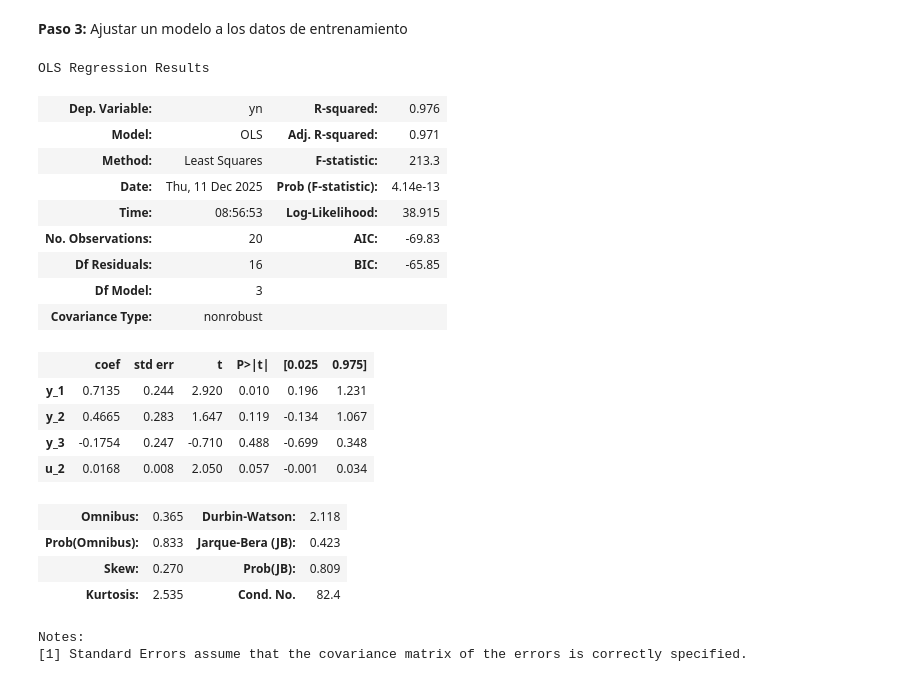
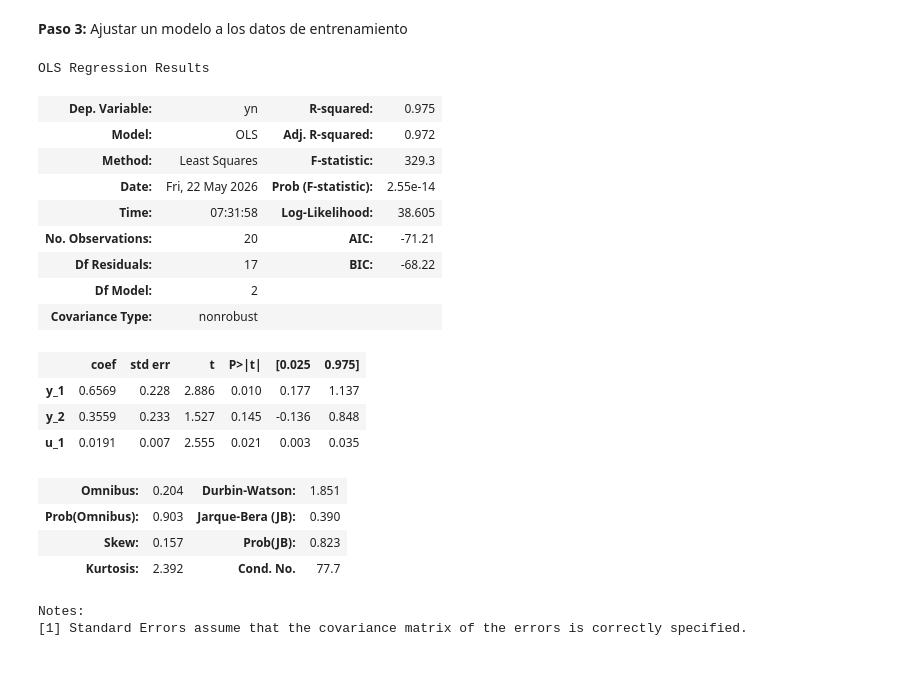
Before and after one commit to jairocuellar/System_identification, a Jupyter notebook: class_11_02.ipynb, the cells around one changed output. Saved outputs shown, nothing was run; the diff lists cells and outputs as text; code cells hidden in the pictures.

```diff
--- a/class_11_02.ipynb
+++ b/class_11_02.ipynb
@@ -73,34 +73,33 @@ plt.plot(train_data['t'],train_data['yn'],color = 'red')
 **Paso 3:** Ajustar un modelo a los datos de entrenamiento
 # %%
 # Crear matrices de diseño para los conjuntos de entrenamiento y prueba
-exog_train = sm.add_constant(train_data[['y_1','y_2','y_3','u_2']])
-exog_test = sm.add_constant(test_data[['y_1','y_2','y_3','u_2']])
+exog_train = sm.add_constant(train_data[['y_1','y_2','u_1']])
+exog_test = sm.add_constant(test_data[['y_1','y_2','u_1']])
 
 # Ajustar el modelo
 model = sm.OLS(train_data['yn'], exog_train).fit()
 
 # Imprimir un resumen del modelo
 model.summary()
 # %% [output]
 OLS Regression Results
-| Dep. Variable: | yn | R-squared: | 0.976 |
-| Model: | OLS | Adj. R-squared: | 0.971 |
-| Method: | Least Squares | F-statistic: | 213.3 |
-| Date: | Thu, 11 Dec 2025 | Prob (F-statistic): | 4.14e-13 |
-| Time: | 08:56:53 | Log-Likelihood: | 38.915 |
-| No. Observations: | 20 | AIC: | -69.83 |
-| Df Residuals: | 16 | BIC: | -65.85 |
-| Df Model: | 3 |  |  |
+| Dep. Variable: | yn | R-squared: | 0.975 |
+| Model: | OLS | Adj. R-squared: | 0.972 |
+| Method: | Least Squares | F-statistic: | 329.3 |
+| Date: | Fri, 22 May 2026 | Prob (F-statistic): | 2.55e-14 |
+| Time: | 07:31:58 | Log-Likelihood: | 38.605 |
+| No. Observations: | 20 | AIC: | -71.21 |
+| Df Residuals: | 17 | BIC: | -68.22 |
+| Df Model: | 2 |  |  |
 | Covariance Type: | nonrobust |  |  |
 |  | coef | std err | t | P>|t| | [0.025 | 0.975] |
-| y_1 | 0.7135 | 0.244 | 2.920 | 0.010 | 0.196 | 1.231 |
-| y_2 | 0.4665 | 0.283 | 1.647 | 0.119 | -0.134 | 1.067 |
-| y_3 | -0.1754 | 0.247 | -0.710 | 0.488 | -0.699 | 0.348 |
-| u_2 | 0.0168 | 0.008 | 2.050 | 0.057 | -0.001 | 0.034 |
+| y_1 | 0.6569 | 0.228 | 2.886 | 0.010 | 0.177 | 1.137 |
+| y_2 | 0.3559 | 0.233 | 1.527 | 0.145 | -0.136 | 0.848 |
+| u_1 | 0.0191 | 0.007 | 2.555 | 0.021 | 0.003 | 0.035 |
-| Omnibus: | 0.365 | Durbin-Watson: | 2.118 |
-| Prob(Omnibus): | 0.833 | Jarque-Bera (JB): | 0.423 |
-| Skew: | 0.270 | Prob(JB): | 0.809 |
-| Kurtosis: | 2.535 | Cond. No. | 82.4 |
+| Omnibus: | 0.204 | Durbin-Watson: | 1.851 |
+| Prob(Omnibus): | 0.903 | Jarque-Bera (JB): | 0.390 |
+| Skew: | 0.157 | Prob(JB): | 0.823 |
+| Kurtosis: | 2.392 | Cond. No. | 77.7 |
 Notes:
 [1] Standard Errors assume that the covariance matrix of the errors is correctly specified.
 # %%
```
Also changed, not shown: parts of 4 cells of this notebook, 20 other files.
